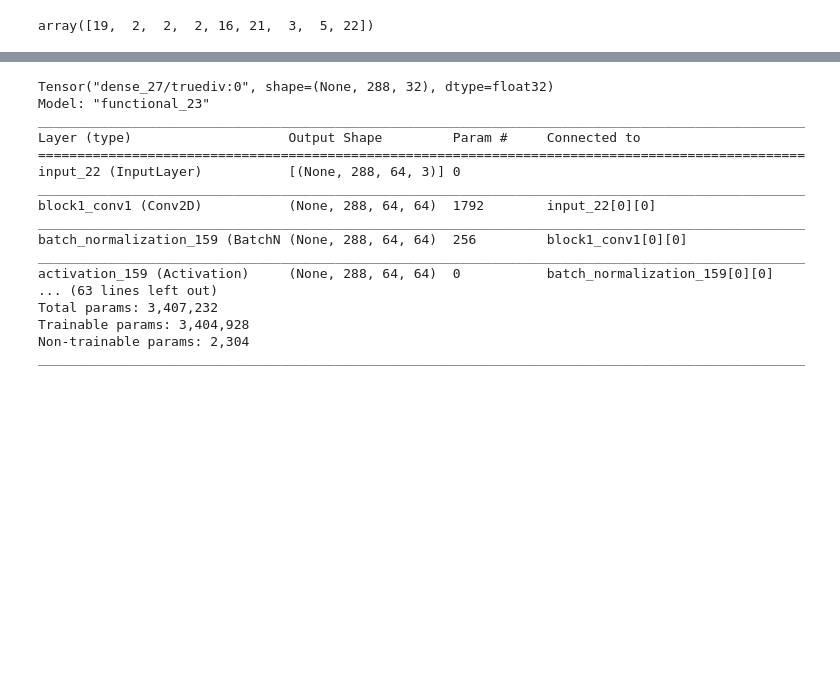
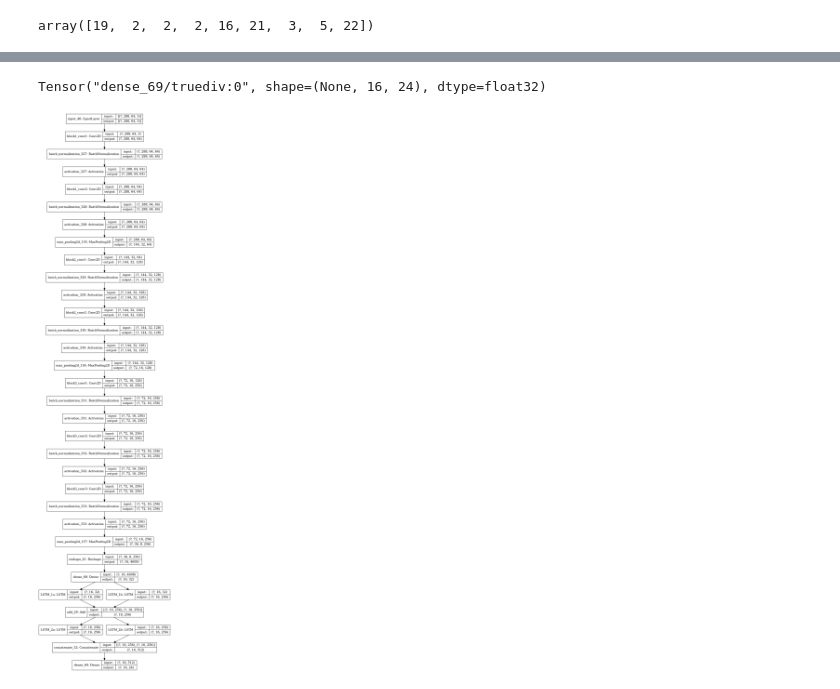
Before and after one commit to pavell3333/car_num, a Jupyter notebook: car_num.ipynb, the cells around one changed output, grey strips where cells are left out. Saved outputs shown, nothing was run; the diff lists cells and outputs as text; code cells hidden in the pictures; blank space fills up the shorter version.

```diff
--- a/car_num.ipynb
+++ b/car_num.ipynb
@@ -422,7 +443,7 @@ def CNN_RNN(num_classes = 1, input_shape= (288, 64, 3)):
   x = MaxPooling2D()(block_3_out)
 #   print(x)
 #   x = Flatten()(x)
-  reshape = Reshape((288, 256))(x)
+  reshape = Reshape((16, 4608))(x)
   x = Dense(32, activation = 'relu')(reshape)
   lstm_1a = LSTM(256, return_sequences=True, kernel_initializer='he_normal', name='LSTM_1a')(x)
   lstm_1b = LSTM(256, return_sequences=True, kernel_initializer='he_normal', name='LSTM_1b', go_backwards=True)(x)
@@ -435,7 +456,7 @@ def CNN_RNN(num_classes = 1, input_shape= (288, 64, 3)):
 #   lstm = LSTM(256, return_sequences=True,  name='LSTM_1')(reshape)
 #   lstm = LSTM(64, name='LSTM_2')(lstm)
   conc = Concatenate()([lstm_2a, lstm_2b])
-  x = Dense(32, kernel_initializer='he_normal', activation = 'softmax')(conc)
+  x = Dense(24, kernel_initializer='he_normal', activation = 'softmax')(conc)
   print(x)
 
 
@@ -450,23 +471,9 @@ def CNN_RNN(num_classes = 1, input_shape= (288, 64, 3)):
   return model
 # %%
 model2 = CNN_RNN()
-model2.summary()
+# model2.summary()
+tf.keras.utils.plot_model(model2, show_shapes = True, expand_nested = True)
 # %% [output]
-Tensor("dense_27/truediv:0", shape=(None, 288, 32), dtype=float32)
-Model: "functional_23"
-__________________________________________________________________________________________________
-Layer (type)                    Output Shape         Param #     Connected to
-==================================================================================================
-input_22 (InputLayer)           [(None, 288, 64, 3)] 0
-__________________________________________________________________________________________________
-block1_conv1 (Conv2D)           (None, 288, 64, 64)  1792        input_22[0][0]
-__________________________________________________________________________________________________
-batch_normalization_159 (BatchN (None, 288, 64, 64)  256         block1_conv1[0][0]
-__________________________________________________________________________________________________
-activation_159 (Activation)     (None, 288, 64, 64)  0           batch_normalization_159[0][0]
-... (63 lines left out)
-Total params: 3,407,232
-Trainable params: 3,404,928
-Non-trainable params: 2,304
-__________________________________________________________________________________________________
+Tensor("dense_69/truediv:0", shape=(None, 16, 24), dtype=float32)
+[figure, added]
 # %%
```
Also changed, not shown: parts of 20 cells of this notebook.
